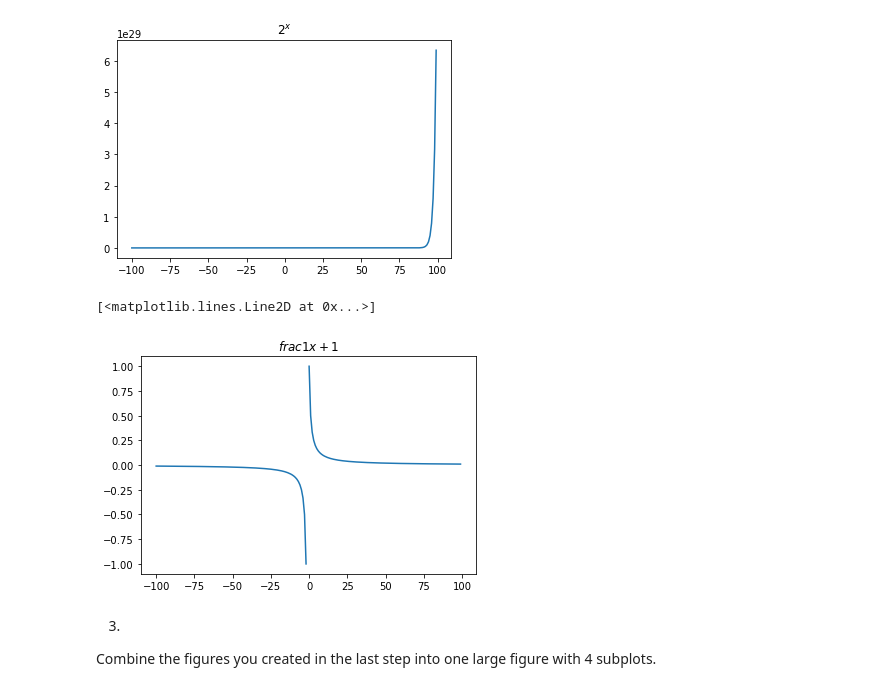
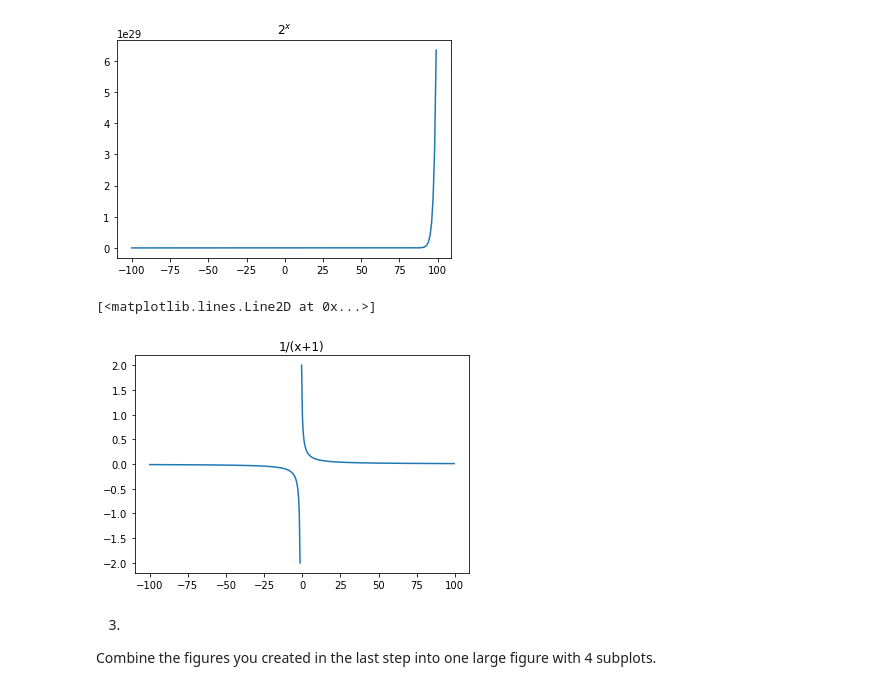
Before and after one commit to jesse-d-marder/numpy-pandas-visualization-exercises, a Jupyter notebook: matplotlib_exercises.ipynb, the cells around one changed output. Cells and saved outputs as stored; diff of their text form; code cells hidden in the pictures.

```diff
--- a/matplotlib_exercises.ipynb
+++ b/matplotlib_exercises.ipynb
@@ -51,13 +51,13 @@ plt.plot(xpow2,ypow2)
 [<matplotlib.lines.Line2D at 0x...>]
 [figure]
 # %%
-x = range(-100,100)
+x = np.arange(-100,100,0.5)#range(-100,100)
 y = [(1/(n+1)) if n != -1 else np.nan for n in x ]
-plt.title('$frac{1}{x+1}$')
+plt.title('1/(x+1)')
 plt.plot(x,y)
 # %% [output]
 [<matplotlib.lines.Line2D at 0x...>]
-[figure, old version]
+[figure, new version]
 # %% [markdown]
 3.
 Combine the figures you created in the last step into one large figure with 4 subplots.
```
Also changed, not shown: parts of 5 cells of this notebook, 1 other file.
